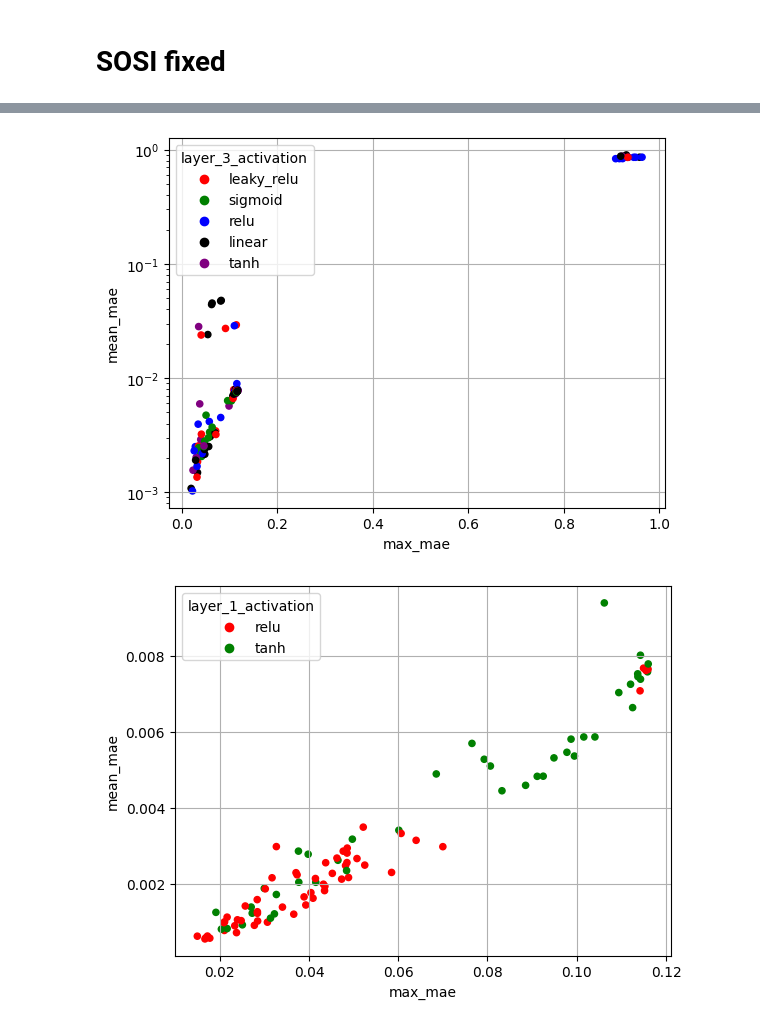
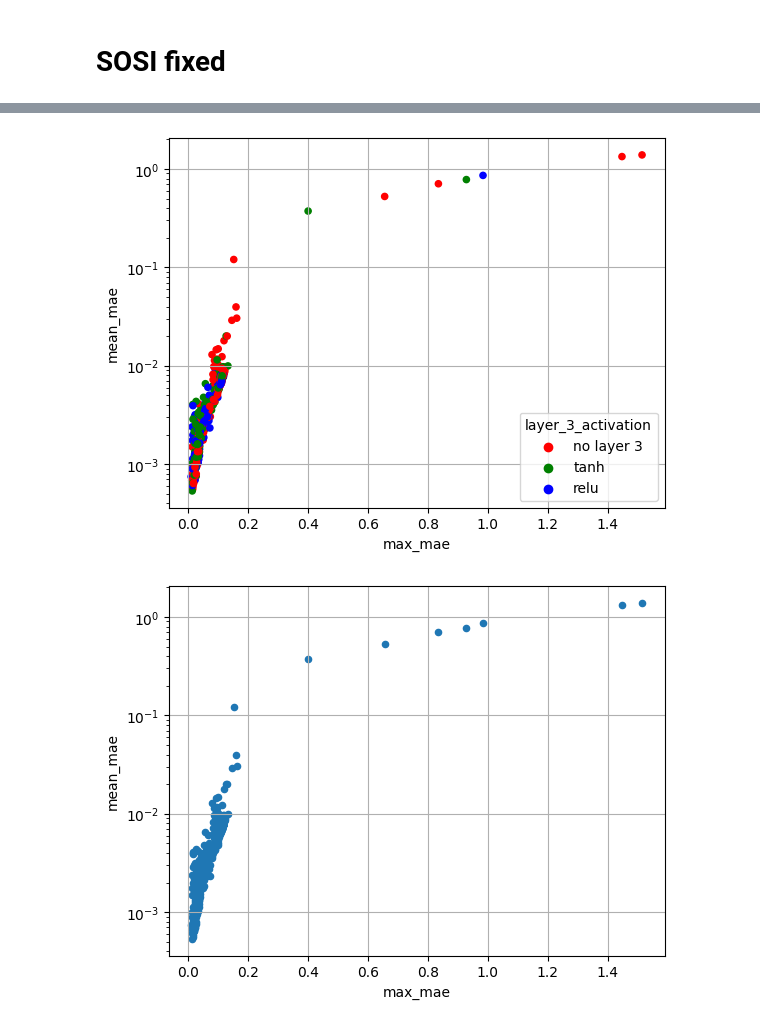
Before and after one commit to Davidxdydz/TrapDiffusion, a Jupyter notebook: Evaluation.ipynb, the cells around one changed output, grey strips where cells are left out. Saved outputs shown, nothing was run; the diff lists cells and outputs as text; code cells hidden in the pictures.

```diff
--- a/Evaluation.ipynb
+++ b/Evaluation.ipynb
@@ -48 +48,3 @@ df = load_random_search("random_search/15µs")
+# %%
+df = load_random_search("random_search/50µs Single-Occupation, Single Isotope, fixed matrix")
 # %%
@@ -74,10 +74,8 @@ plot(df,
     logy=True,
 )
 # %% [output]
-[figure, old version]
+[figure, new version]
-# %%
-df = load_random_search("random_search/15µs_leaky_relu")
 # %%
-plot(df, "max_mae", "mean_mae", "layer_1_activation")
+plot(df, "max_mae", "mean_mae", logy=True)
 # %% [output]
-[figure, old version]
+[figure, new version]
```
Also changed, not shown: parts of 11 cells of this notebook.
